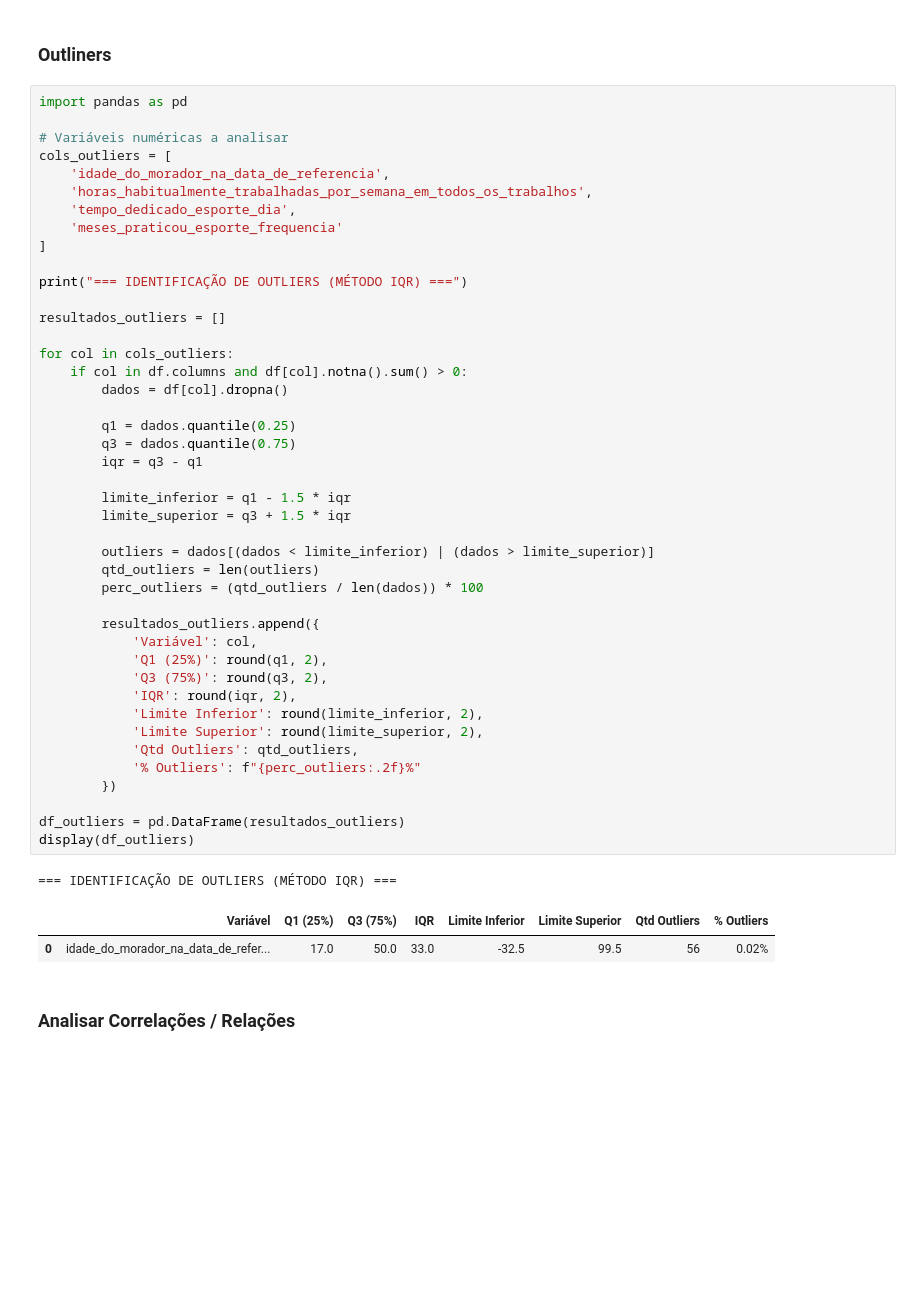
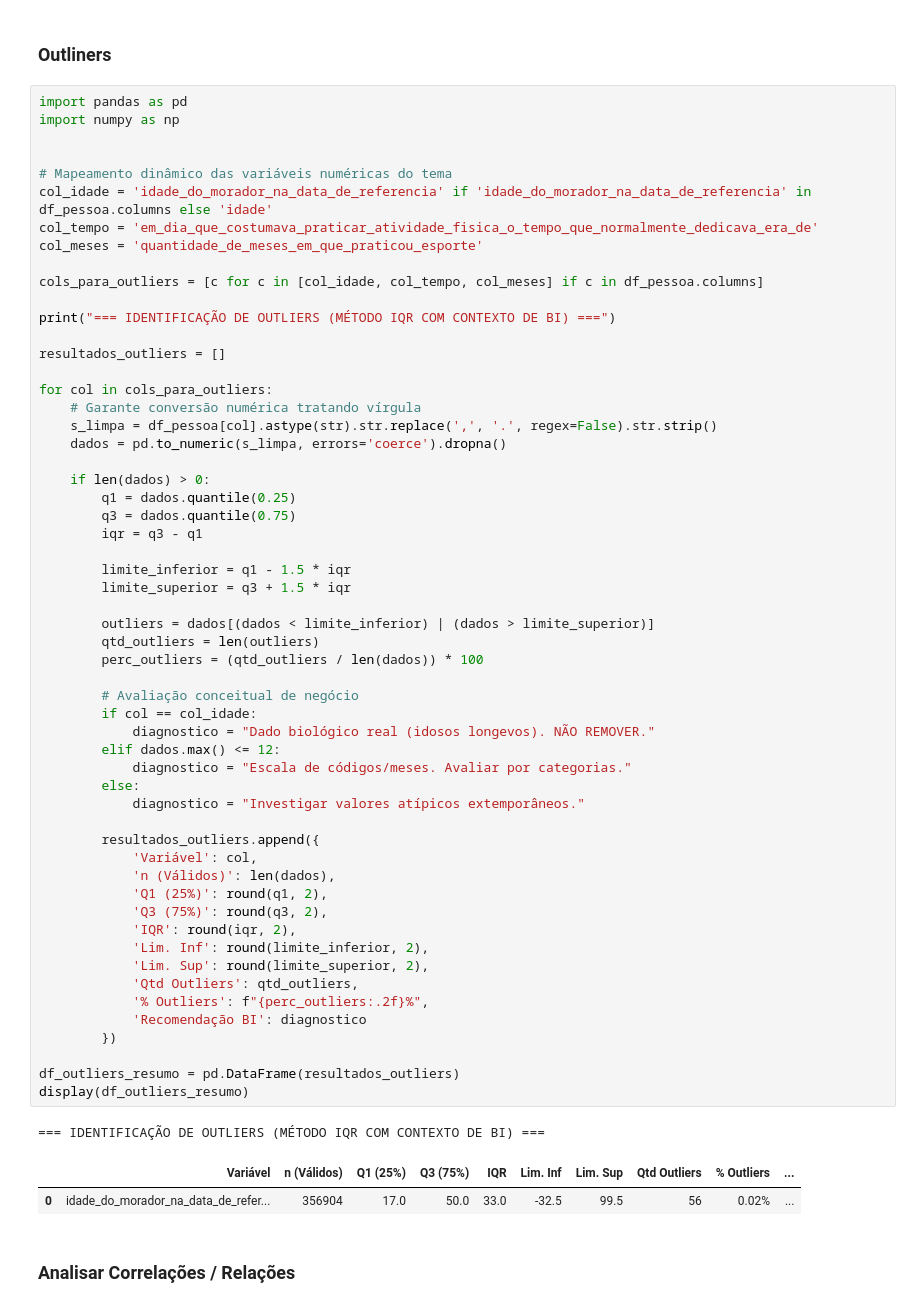
Before and after one commit to victoriaflb/bootcamp-amazing-data-intelligence, a Jupyter notebook: notebooks/analise_exploratoria.ipynb, the cells around one changed output. Drawn from its saved outputs; the diff is of its cells as text; blank space fills up the shorter version.

```diff
--- a/notebooks/analise_exploratoria.ipynb
+++ b/notebooks/analise_exploratoria.ipynb
@@ -459,51 +459,64 @@ else:
 ### Outliners
 # %%
 import pandas as pd
+import numpy as np
 
-# Variáveis numéricas a analisar
-cols_outliers = [
-    'idade_do_morador_na_data_de_referencia',
-    'horas_habitualmente_trabalhadas_por_semana_em_todos_os_trabalhos',
-    'tempo_dedicado_esporte_dia',
-    'meses_praticou_esporte_frequencia'
-]
 
-print("=== IDENTIFICAÇÃO DE OUTLIERS (MÉTODO IQR) ===")
+# Mapeamento dinâmico das variáveis numéricas do tema
+col_idade = 'idade_do_morador_na_data_de_referencia' if 'idade_do_morador_na_data_de_referencia' in df_pessoa.columns else 'idade'
+col_tempo = 'em_dia_que_costumava_praticar_atividade_fisica_o_tempo_que_normalmente_dedicava_era_de'
+col_meses = 'quantidade_de_meses_em_que_praticou_esporte'
+
+cols_para_outliers = [c for c in [col_idade, col_tempo, col_meses] if c in df_pessoa.columns]
+
+print("=== IDENTIFICAÇÃO DE OUTLIERS (MÉTODO IQR COM CONTEXTO DE BI) ===")
 
 resultados_outliers = []
 
-for col in cols_outliers:
-    if col in df.columns and df[col].notna().sum() > 0:
-        dados = df[col].dropna()
+for col in cols_para_outliers:
+    # Garante conversão numérica tratando vírgula
+    s_limpa = df_pessoa[col].astype(str).str.replace(',', '.', regex=False).str.strip()
+    dados = pd.to_numeric(s_limpa, errors='coerce').dropna()
 
+    if len(dados) > 0:
         q1 = dados.quantile(0.25)
         q3 = dados.quantile(0.75)
         iqr = q3 - q1
 
         limite_inferior = q1 - 1.5 * iqr
         limite_superior = q3 + 1.5 * iqr
 
         outliers = dados[(dados < limite_inferior) | (dados > limite_superior)]
         qtd_outliers = len(outliers)
         perc_outliers = (qtd_outliers / len(dados)) * 100
 
+        # Avaliação conceitual de negócio
+        if col == col_idade:
+            diagnostico = "Dado biológico real (idosos longevos). NÃO REMOVER."
+        elif dados.max() <= 12:
+            diagnostico = "Escala de códigos/meses. Avaliar por categorias."
+        else:
+            diagnostico = "Investigar valores atípicos extemporâneos."
+
         resultados_outliers.append({
             'Variável': col,
+            'n (Válidos)': len(dados),
             'Q1 (25%)': round(q1, 2),
             'Q3 (75%)': round(q3, 2),
             'IQR': round(iqr, 2),
-            'Limite Inferior': round(limite_inferior, 2),
-            'Limite Superior': round(limite_superior, 2),
+            'Lim. Inf': round(limite_inferior, 2),
+            'Lim. Sup': round(limite_superior, 2),
             'Qtd Outliers': qtd_outliers,
-            '% Outliers': f"{perc_outliers:.2f}%"
+            '% Outliers': f"{perc_outliers:.2f}%",
+            'Recomendação BI': diagnostico
         })
 
-df_outliers = pd.DataFrame(resultados_outliers)
-display(df_outliers)
+df_outliers_resumo = pd.DataFrame(resultados_outliers)
+display(df_outliers_resumo)
 # %% [output]
-=== IDENTIFICAÇÃO DE OUTLIERS (MÉTODO IQR) ===
+=== IDENTIFICAÇÃO DE OUTLIERS (MÉTODO IQR COM CONTEXTO DE BI) ===
-|  | Variável | Q1 (25%) | Q3 (75%) | IQR | Limite Inferior | Limite Superior | Qtd Outliers | % Outliers |
-| 0 | idade_do_morador_na_data_de_refer... | 17.0 | 50.0 | 33.0 | -32.5 | 99.5 | 56 | 0.02% |
+|  | Variável | n (Válidos) | Q1 (25%) | Q3 (75%) | IQR | Lim. Inf | Lim. Sup | Qtd Outliers | % Outliers | ... |
+| 0 | idade_do_morador_na_data_de_refer... | 356904 | 17.0 | 50.0 | 33.0 | -32.5 | 99.5 | 56 | 0.02% | ... |
 # %% [markdown]
 ### Analisar Correlações / Relações
 # %%
```
